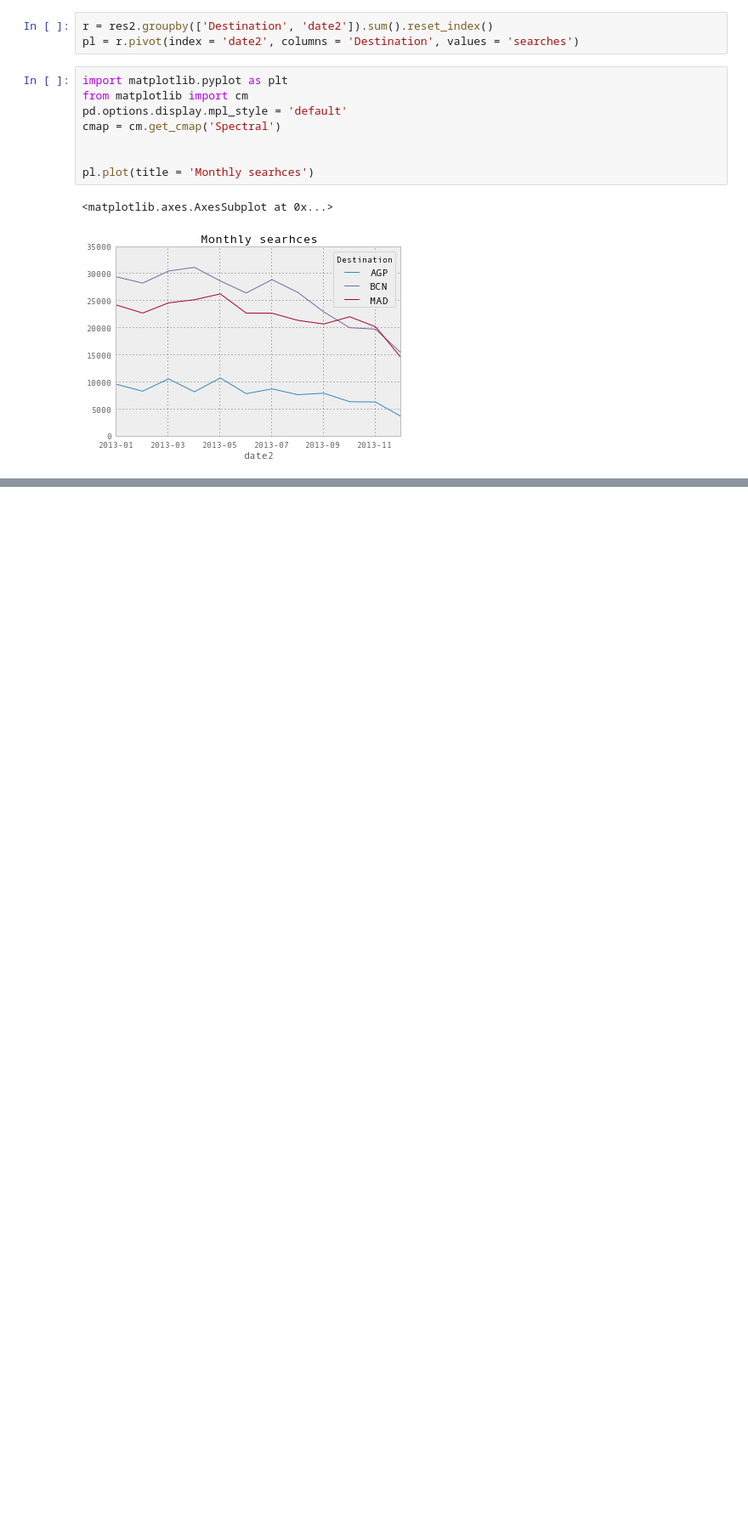
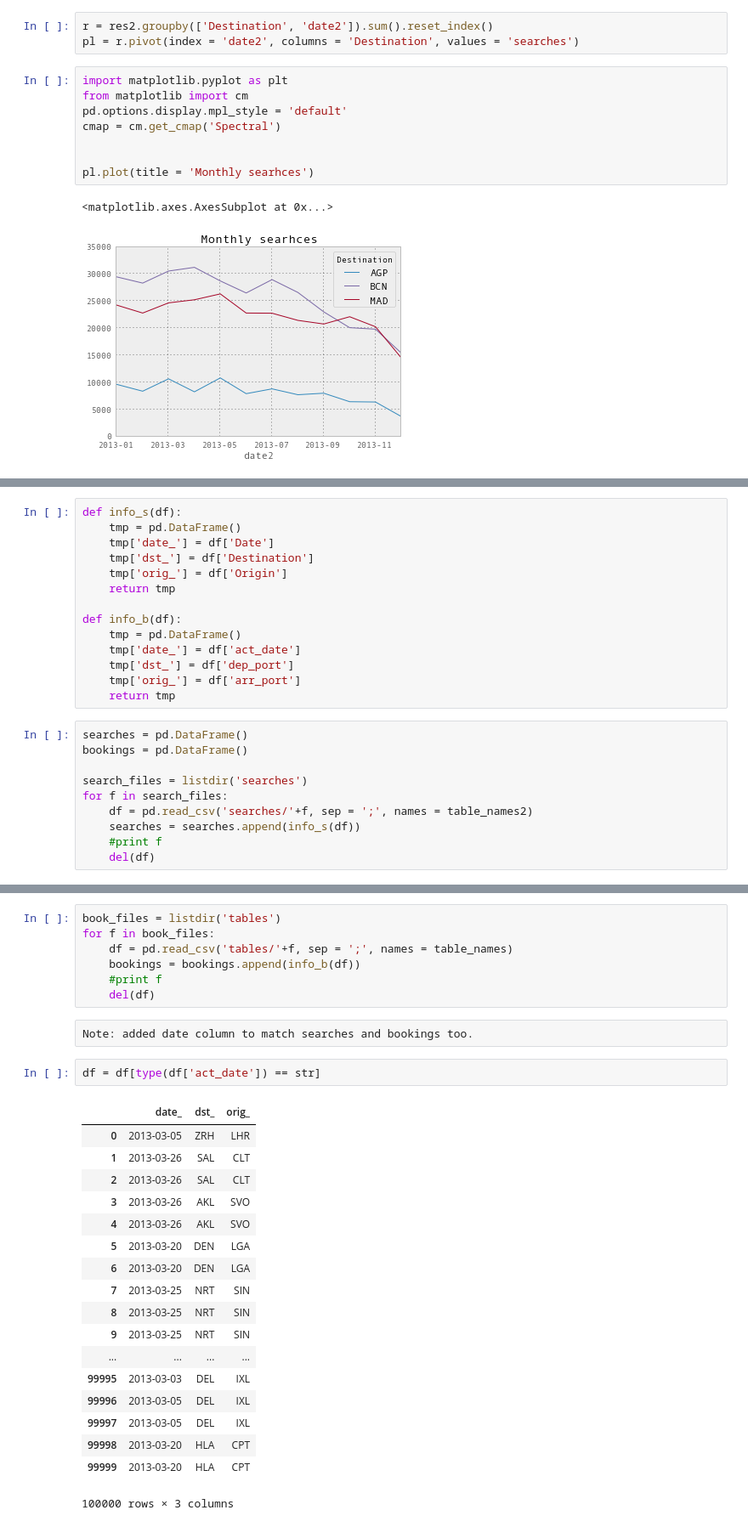
Before and after one commit to nephi1992/test, a Jupyter notebook: test.ipynb, the cells around one changed output, grey strips where cells are left out. Shown at 85% size. Drawn from its saved outputs; the diff is of its cells as text; blank space fills up the shorter version.

```diff
--- a/test.ipynb
+++ b/test.ipynb
@@ -202,0 +205,24 @@ pl.plot(title = 'Monthly searhces')
+# %%
+def info_s(df):
+    tmp = pd.DataFrame()
+    tmp['date_'] = df['Date']
+    tmp['dst_'] = df['Destination']
+    tmp['orig_'] = df['Origin']
+    return tmp
+
+def info_b(df):
+    tmp = pd.DataFrame()
+    tmp['date_'] = df['act_date']
+    tmp['dst_'] = df['dep_port']
+    tmp['orig_'] = df['arr_port']
+    return tmp
+# %%
+searches = pd.DataFrame()
+bookings = pd.DataFrame()
+
+search_files = listdir('searches')
+for f in search_files:
+    df = pd.read_csv('searches/'+f, sep = ';', names = table_names2)
+    searches = searches.append(info_s(df))
+    #print f
+    del(df)
@@ -202,0 +238,30 @@ pl.plot(title = 'Monthly searhces')
+# %%
+book_files = listdir('tables')
+for f in book_files:
+    df = pd.read_csv('tables/'+f, sep = ';', names = table_names)
+    bookings = bookings.append(info_b(df))
+    #print f
+    del(df)
+# %% [raw]
+Note: added date column to match searches and bookings too.
+# %%
+df = df[type(df['act_date']) == str]
+# %% [output]
+|  | date_ | dst_ | orig_ |
+| 0 | 2013-03-05 | ZRH | LHR |
+| 1 | 2013-03-26 | SAL | CLT |
+| 2 | 2013-03-26 | SAL | CLT |
+| 3 | 2013-03-26 | AKL | SVO |
+| 4 | 2013-03-26 | AKL | SVO |
+| 5 | 2013-03-20 | DEN | LGA |
+| 6 | 2013-03-20 | DEN | LGA |
+| 7 | 2013-03-25 | NRT | SIN |
+| 8 | 2013-03-25 | NRT | SIN |
+| 9 | 2013-03-25 | NRT | SIN |
+| ... | ... | ... | ... |
+| 99995 | 2013-03-03 | DEL | IXL |
+| 99996 | 2013-03-05 | DEL | IXL |
+| 99997 | 2013-03-05 | DEL | IXL |
+| 99998 | 2013-03-20 | HLA | CPT |
+| 99999 | 2013-03-20 | HLA | CPT |
+100000 rows × 3 columns
```
Also changed, not shown: parts of 2 cells of this notebook.
